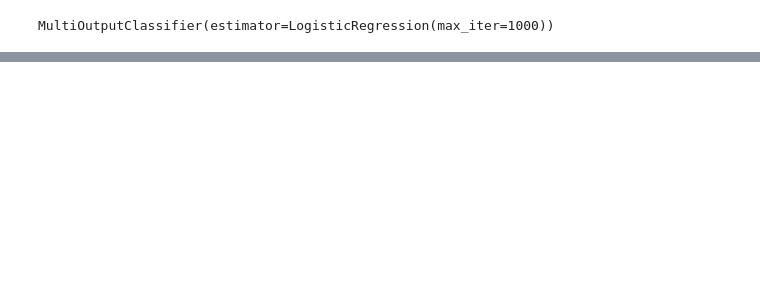
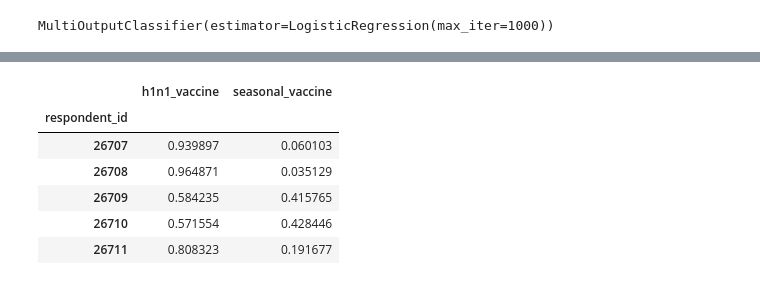
Before and after one commit to talanthier/h1n1-flu-vaccine-prediction, a Jupyter notebook: flu_modeling_01.ipynb, the cells around one changed output, grey strips where cells are left out. Drawn from its saved outputs; the diff is of its cells as text; code cells hidden in the pictures; blank space fills up the shorter version.

```diff
--- a/flu_modeling_01.ipynb
+++ b/flu_modeling_01.ipynb
@@ -117,0 +139,23 @@ plt.show()
+# %%
+X_test = pd.read_csv('data/test_set_features.csv')
+ids = X_test['respondent_id']
+X_test = X_test.drop('respondent_id', axis = 1)
+X_test = baseline_imputer.transform(X_test)
+X_test = dummies.transform(X_test)
+# %%
+baseline_model.fit(X,y)
+preds = baseline_model.predict_proba(X_test)
+# %%
+predictions = pd.DataFrame(preds[0], columns = ['h1n1_vaccine', 'seasonal_vaccine'], index = ids)
+# %%
+predictions['h1n1_vaccine'] = predictions['h1n1_vaccine']
+# %%
+predictions.head()
+# %% [output]
+|  | h1n1_vaccine | seasonal_vaccine |
+| respondent_id |  |  |
+| 26707 | 0.939897 | 0.060103 |
+| 26708 | 0.964871 | 0.035129 |
+| 26709 | 0.584235 | 0.415765 |
+| 26710 | 0.571554 | 0.428446 |
+| 26711 | 0.808323 | 0.191677 |
```
Also changed, not shown: parts of 9 cells of this notebook, 1 other file.
